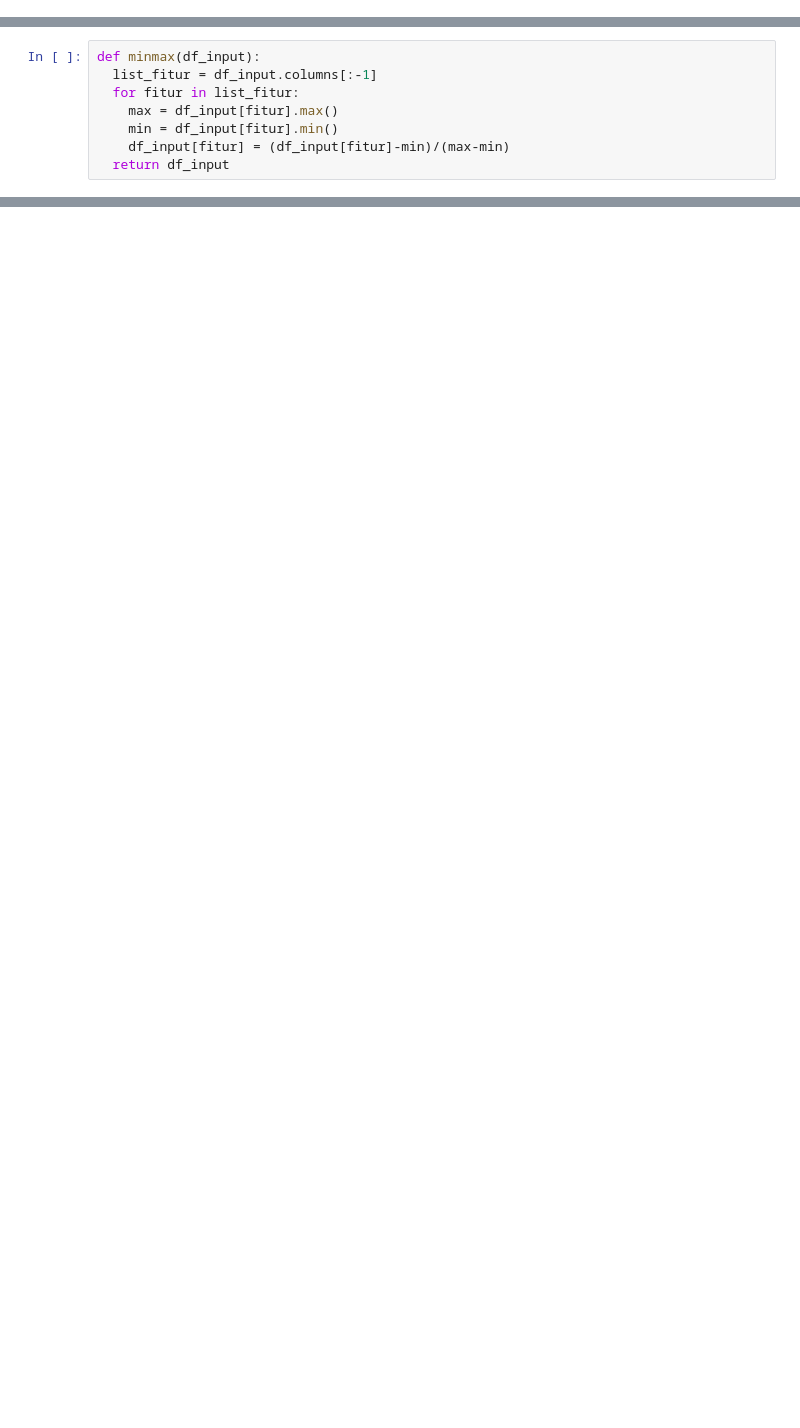
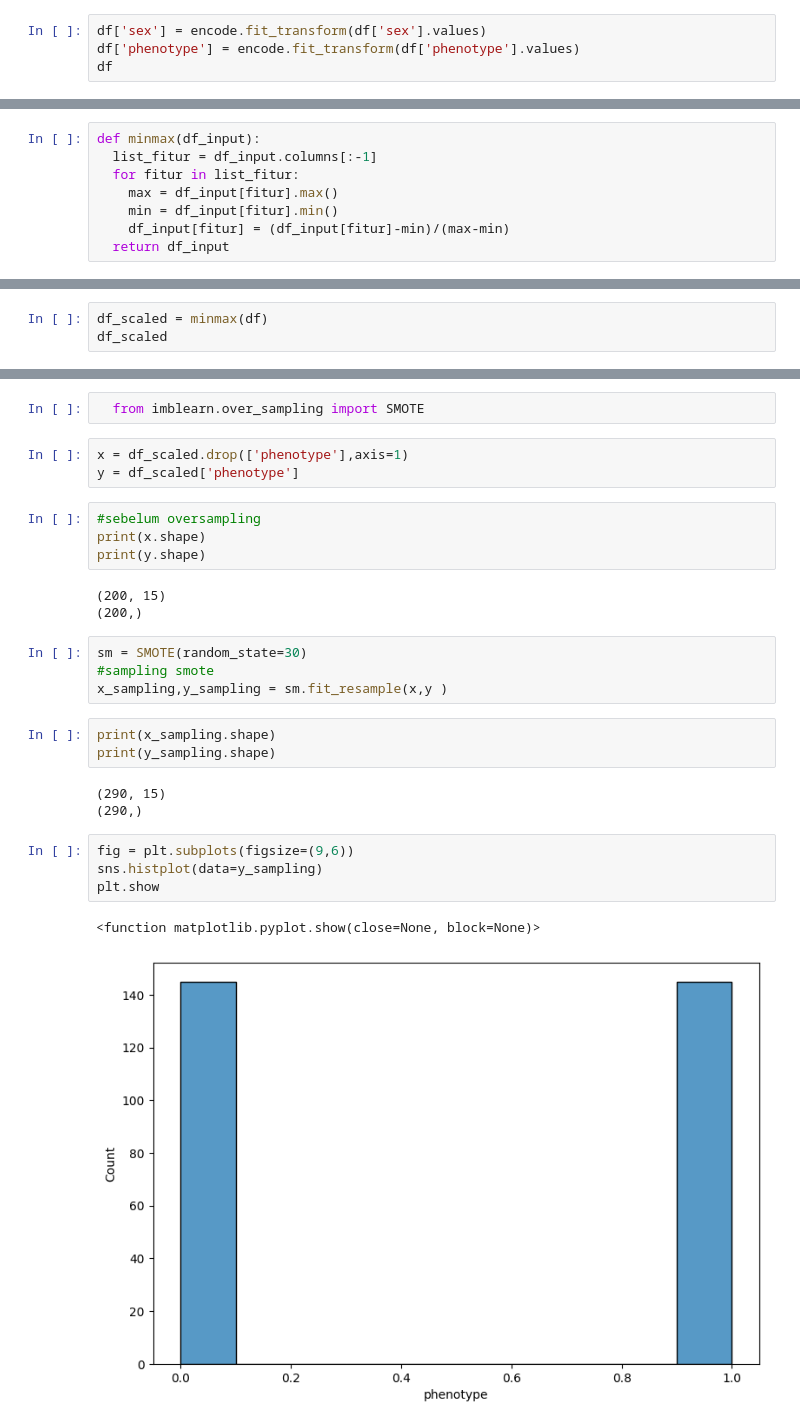
Before and after one commit to gevabriel/thalassemia_predict_knn, a Jupyter notebook: Alpha Thalassemia Prediction KNN Method.ipynb, the cells around one changed output, grey strips where cells are left out. Drawn from its saved outputs; the diff is of its cells as text; blank space fills up the shorter version.

```diff
--- a/Alpha Thalassemia Prediction KNN Method.ipynb
+++ b/Alpha Thalassemia Prediction KNN Method.ipynb
@@ -147,0 +87,4 @@ Terlihat bahwa masing-masing fitur memiliki rentang yang berbeda, meskipun tidak
+# %%
+df['sex'] = encode.fit_transform(df['sex'].values)
+df['phenotype'] = encode.fit_transform(df['phenotype'].values)
+df
@@ -262,0 +125,3 @@ Library Scikit-learn memiliki fungsi [train_test_split](https://scikit-learn.org
+# %%
+df_scaled = minmax(df)
+df_scaled
@@ -262,0 +149,29 @@ Library Scikit-learn memiliki fungsi [train_test_split](https://scikit-learn.org
+# %%
+  from imblearn.over_sampling import SMOTE
+# %%
+x = df_scaled.drop(['phenotype'],axis=1)
+y = df_scaled['phenotype']
+# %%
+#sebelum oversampling
+print(x.shape)
+print(y.shape)
+# %% [output]
+(200, 15)
+(200,)
+# %%
+sm = SMOTE(random_state=30)
+#sampling smote
+x_sampling,y_sampling = sm.fit_resample(x,y )
+# %%
+print(x_sampling.shape)
+print(y_sampling.shape)
+# %% [output]
+(290, 15)
+(290,)
+# %%
+fig = plt.subplots(figsize=(9,6))
+sns.histplot(data=y_sampling)
+plt.show
+# %% [output]
+<function matplotlib.pyplot.show(close=None, block=None)>
+[figure, added]
```
Also changed, not shown: parts of 98 cells of this notebook.
